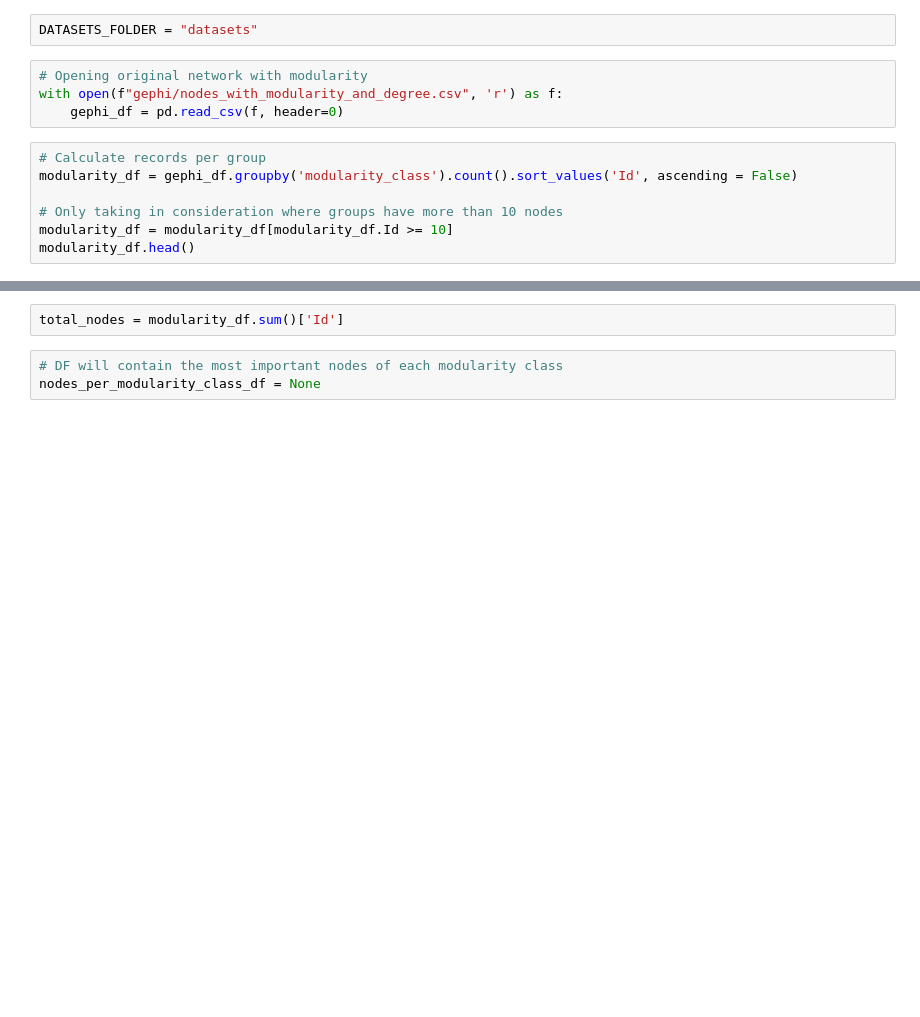
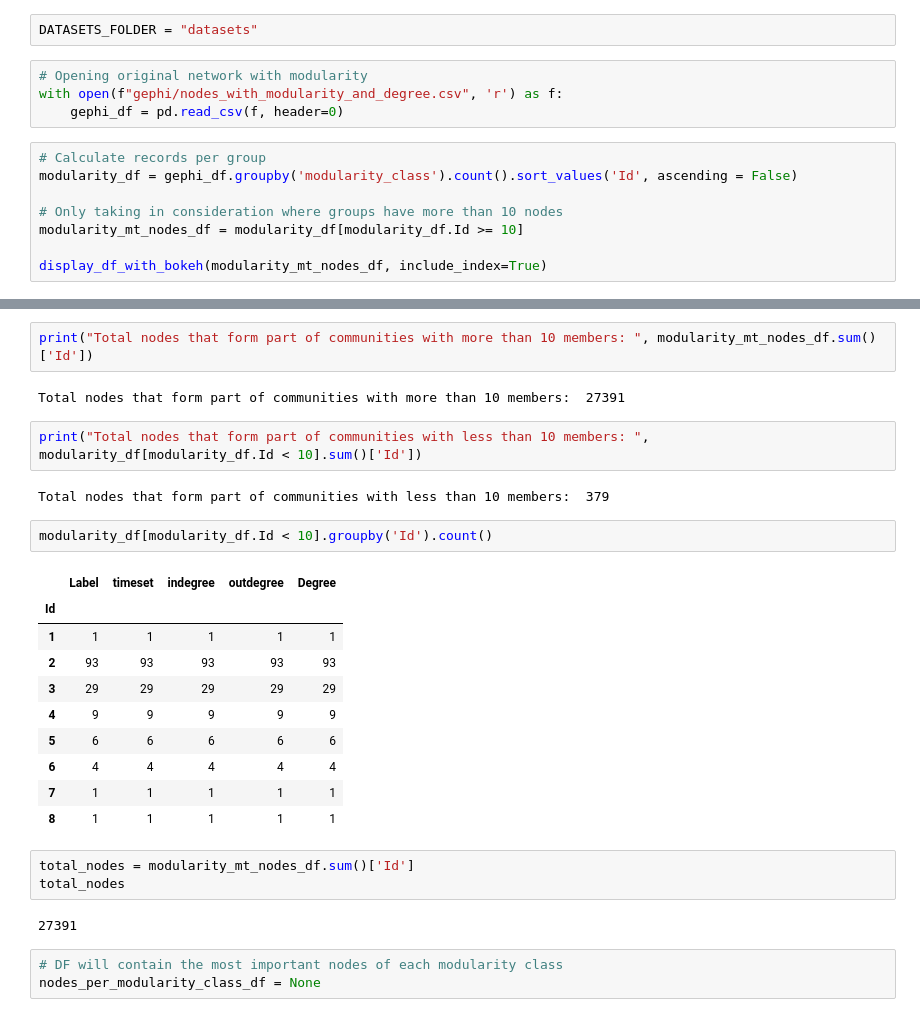
Before and after one commit to ajmaradiaga/dmsn-group15-citation-networks, a Jupyter notebook: exploring-nodes-with-modularity.ipynb, the cells around one changed output, grey strips where cells are left out. Cells and saved outputs as stored; diff of their text form; blank space fills up the shorter version.

```diff
--- a/exploring-nodes-with-modularity.ipynb
+++ b/exploring-nodes-with-modularity.ipynb
@@ -15,6 +20,7 @@ with open(f"gephi/nodes_with_modularity_and_degree.csv", 'r') as f:
 modularity_df = gephi_df.groupby('modularity_class').count().sort_values('Id', ascending = False)
 
 # Only taking in consideration where groups have more than 10 nodes
-modularity_df = modularity_df[modularity_df.Id >= 10]
-modularity_df.head()
+modularity_mt_nodes_df = modularity_df[modularity_df.Id >= 10]
+
+display_df_with_bokeh(modularity_mt_nodes_df, include_index=True)
 # %% [output]
@@ -28,5 +29,29 @@ modularity_df.head()
+# %%
+print("Total nodes that form part of communities with more than 10 members: ", modularity_mt_nodes_df.sum()['Id'])
+# %% [output]
+Total nodes that form part of communities with more than 10 members:  27391
+# %%
+print("Total nodes that form part of communities with less than 10 members: ", modularity_df[modularity_df.Id < 10].sum()['Id'])
+# %% [output]
+Total nodes that form part of communities with less than 10 members:  379
+# %%
+modularity_df[modularity_df.Id < 10].groupby('Id').count()
+# %% [output]
+|  | Label | timeset | indegree | outdegree | Degree |
+| Id |  |  |  |  |  |
+| 1 | 1 | 1 | 1 | 1 | 1 |
+| 2 | 93 | 93 | 93 | 93 | 93 |
+| 3 | 29 | 29 | 29 | 29 | 29 |
+| 4 | 9 | 9 | 9 | 9 | 9 |
+| 5 | 6 | 6 | 6 | 6 | 6 |
+| 6 | 4 | 4 | 4 | 4 | 4 |
+| 7 | 1 | 1 | 1 | 1 | 1 |
+| 8 | 1 | 1 | 1 | 1 | 1 |
 # %%
-total_nodes = modularity_df.sum()['Id']
+total_nodes = modularity_mt_nodes_df.sum()['Id']
+total_nodes
+# %% [output]
+27391
 # %%
 # DF will contain the most important nodes of each modularity class
 nodes_per_modularity_class_df = None
```
Also changed, not shown: parts of 10 cells of this notebook, 5 other files.
